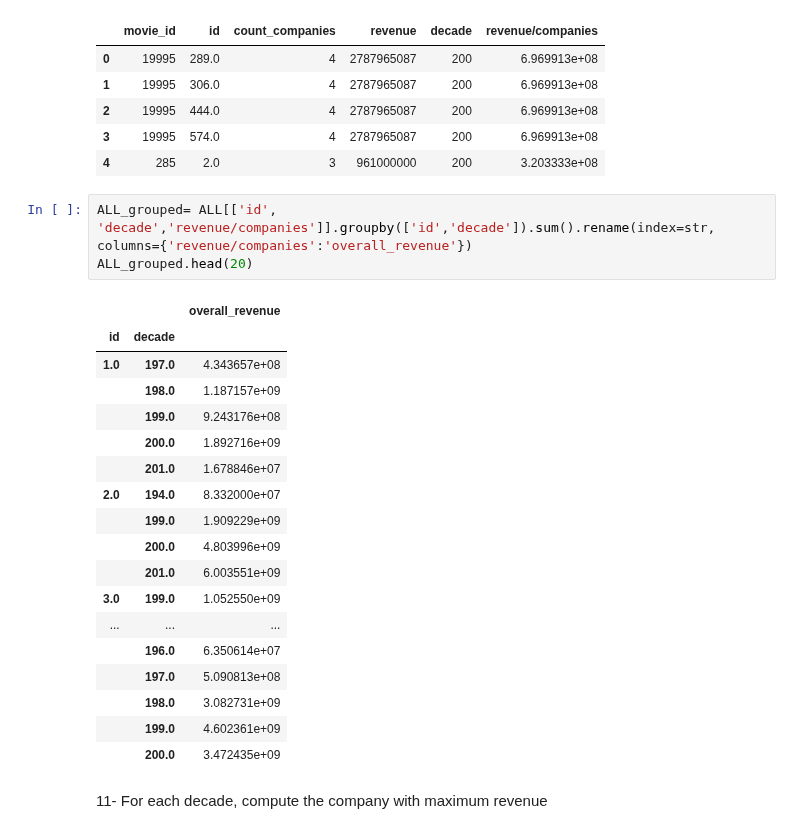
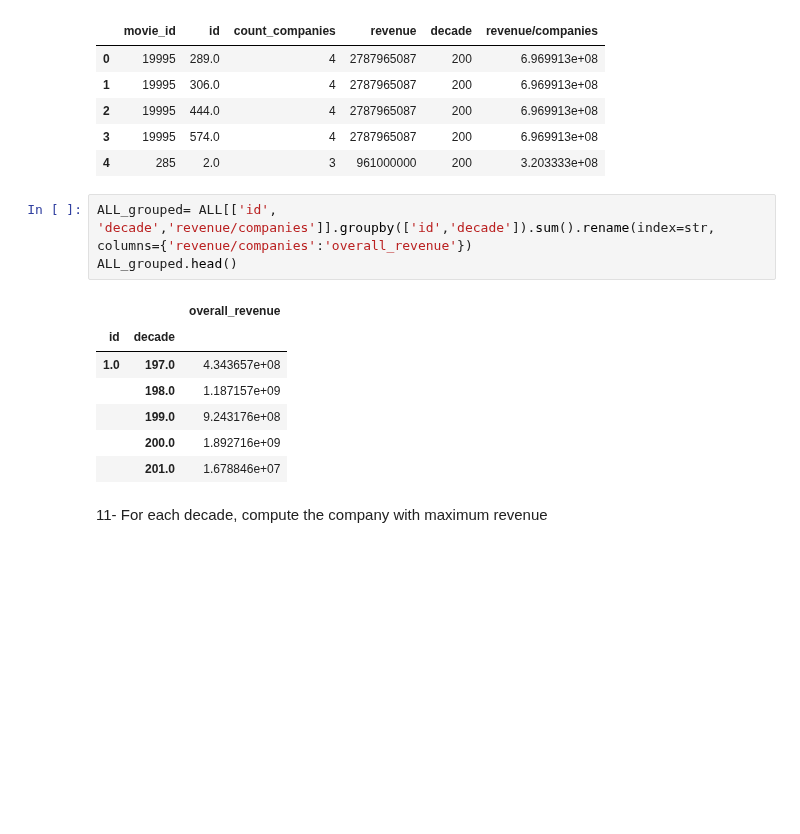
Before and after one commit to silviasantamaria/computerscience, a Jupyter notebook: NUOVO_PROJECT.ipynb, the cells around one changed output. Saved outputs shown, nothing was run; the diff lists cells and outputs as text; blank space fills up the shorter version.

```diff
--- a/NUOVO_PROJECT.ipynb
+++ b/NUOVO_PROJECT.ipynb
@@ -446,26 +446,15 @@ ALL.head()
 | 4 | 285 | 2.0 | 3 | 961000000 | 200 | 3.203333e+08 |
 # %%
 ALL_grouped= ALL[['id', 'decade','revenue/companies']].groupby(['id','decade']).sum().rename(index=str, columns={'revenue/companies':'overall_revenue'})
-ALL_grouped.head(20)
+ALL_grouped.head()
 # %% [output]
 |  |  | overall_revenue |
 | id | decade |  |
 | 1.0 | 197.0 | 4.343657e+08 |
 |  | 198.0 | 1.187157e+09 |
 |  | 199.0 | 9.243176e+08 |
 |  | 200.0 | 1.892716e+09 |
 |  | 201.0 | 1.678846e+07 |
-| 2.0 | 194.0 | 8.332000e+07 |
-|  | 199.0 | 1.909229e+09 |
-|  | 200.0 | 4.803996e+09 |
-|  | 201.0 | 6.003551e+09 |
-| 3.0 | 199.0 | 1.052550e+09 |
-| ... | ... | ... |
-|  | 196.0 | 6.350614e+07 |
-|  | 197.0 | 5.090813e+08 |
-|  | 198.0 | 3.082731e+09 |
-|  | 199.0 | 4.602361e+09 |
-|  | 200.0 | 3.472435e+09 |
 # %% [markdown]
 11- For each decade, compute the company with maximum revenue
 # %%
```
Also changed, not shown: parts of 5 cells of this notebook.
